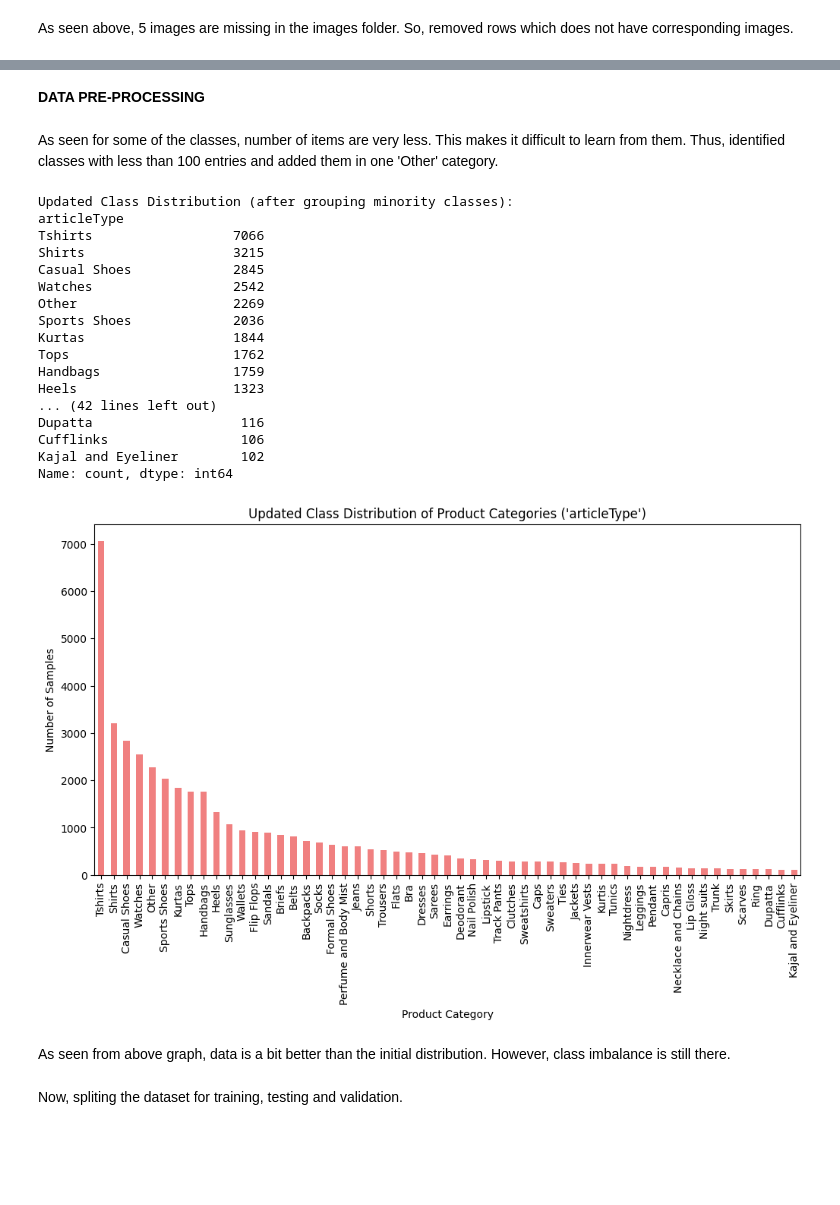
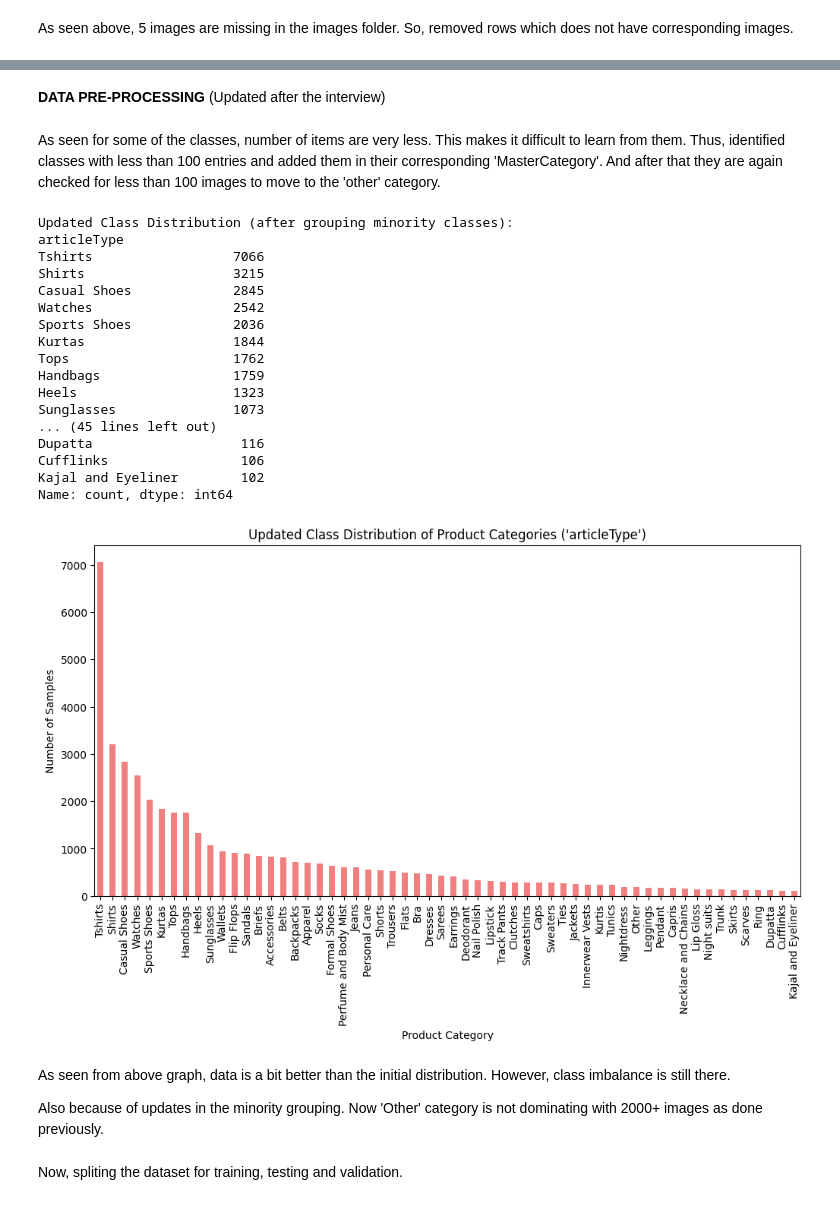
Before and after one commit to sadavaidya/Predicting_category_fashion_dataset, a Jupyter notebook: Assignment.ipynb, the cells around one changed output, grey strips where cells are left out. Drawn from its saved outputs; the diff is of its cells as text; code cells hidden in the pictures; blank space fills up the shorter version.

Commit message:
updated minority grouping

```diff
--- a/Assignment.ipynb
+++ b/Assignment.ipynb
@@ -200,7 +201,7 @@ Total Corrupt/No-Data Images: 0
 # %% [markdown]
-**DATA PRE-PROCESSING**
+**DATA PRE-PROCESSING**  (Updated after the interview)
 # %% [markdown]
-As seen for some of the classes, number of items are very less. This makes it difficult to learn from them. Thus, identified classes with less than 100 entries and added them in one 'Other' category.
+As seen for some of the classes, number of items are very less. This makes it difficult to learn from them. Thus, identified classes with less than 100 entries and added them in their corresponding 'MasterCategory'. And after that they are again checked for less than 100 images to move to the 'other' category.
 # %%
 # Analyze the class distribution to identify classes with fewer than 100 images
 class_counts = data['articleType'].value_counts()
@@ -209,44 +210,58 @@ class_counts = data['articleType'].value_counts()
 minority_classes = class_counts[class_counts < 100].index
 
 # Relabel these minority classes as "Other"
+
+
+
+# Update in how we group minority. Instead of using other category. We can use master category in its place first
+data['articleType'] = data.apply(lambda row: row['masterCategory'] if row['articleType'] in minority_classes else row['articleType'], axis=1)
+
+# Analyze the class distribution again to ensure we dont have less than 100 images even after using master category.
+class_counts = data['articleType'].value_counts()
+
+# Identify classes with fewer than 100 images
+minority_classes = class_counts[class_counts < 100].index
+
 data['articleType'] = data['articleType'].apply(lambda x: 'Other' if x in minority_classes else x)
 
 # Display the updated class distribution
 updated_class_distribution = data['articleType'].value_counts()
 print("Updated Class Distribution (after grouping minority classes):")
 print(updated_class_distribution)
 
 # Plot the updated class distribution
 import matplotlib.pyplot as plt
 
 plt.figure(figsize=(12, 6))
 updated_class_distribution.plot(kind='bar', color='lightcoral')
 plt.title("Updated Class Distribution of Product Categories ('articleType')")
 plt.xlabel("Product Category")
 plt.ylabel("Number of Samples")
 plt.xticks(rotation=90)
 plt.show()
 # %% [output]
 Updated Class Distribution (after grouping minority classes):
 articleType
 Tshirts                  7066
 Shirts                   3215
 Casual Shoes             2845
 Watches                  2542
-Other                    2269
 Sports Shoes             2036
 Kurtas                   1844
 Tops                     1762
 Handbags                 1759
 Heels                    1323
-... (42 lines left out)
+Sunglasses               1073
+... (45 lines left out)
 Dupatta                   116
 Cufflinks                 106
 Kajal and Eyeliner        102
 Name: count, dtype: int64
-[figure, old version]
+[figure, new version]
 # %% [markdown]
 As seen from above graph, data is a bit better than the initial distribution. However, class imbalance is still there.
+
+Also because of updates in the minority grouping. Now 'Other' category is not dominating with 2000+ images as done previously.
 # %% [markdown]
 Now, spliting the dataset for training, testing and validation.
 # %%
```
Also changed, not shown: parts of 3 cells of this notebook.
